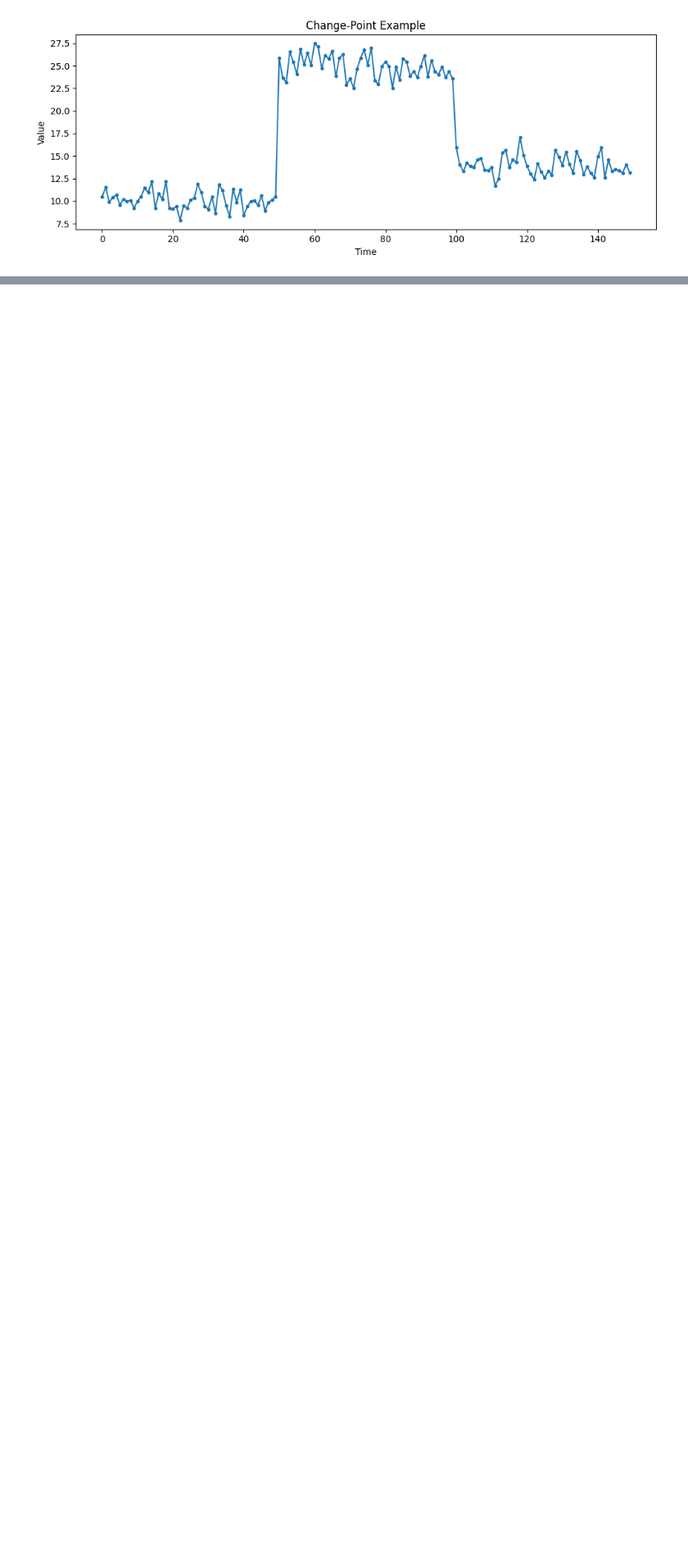
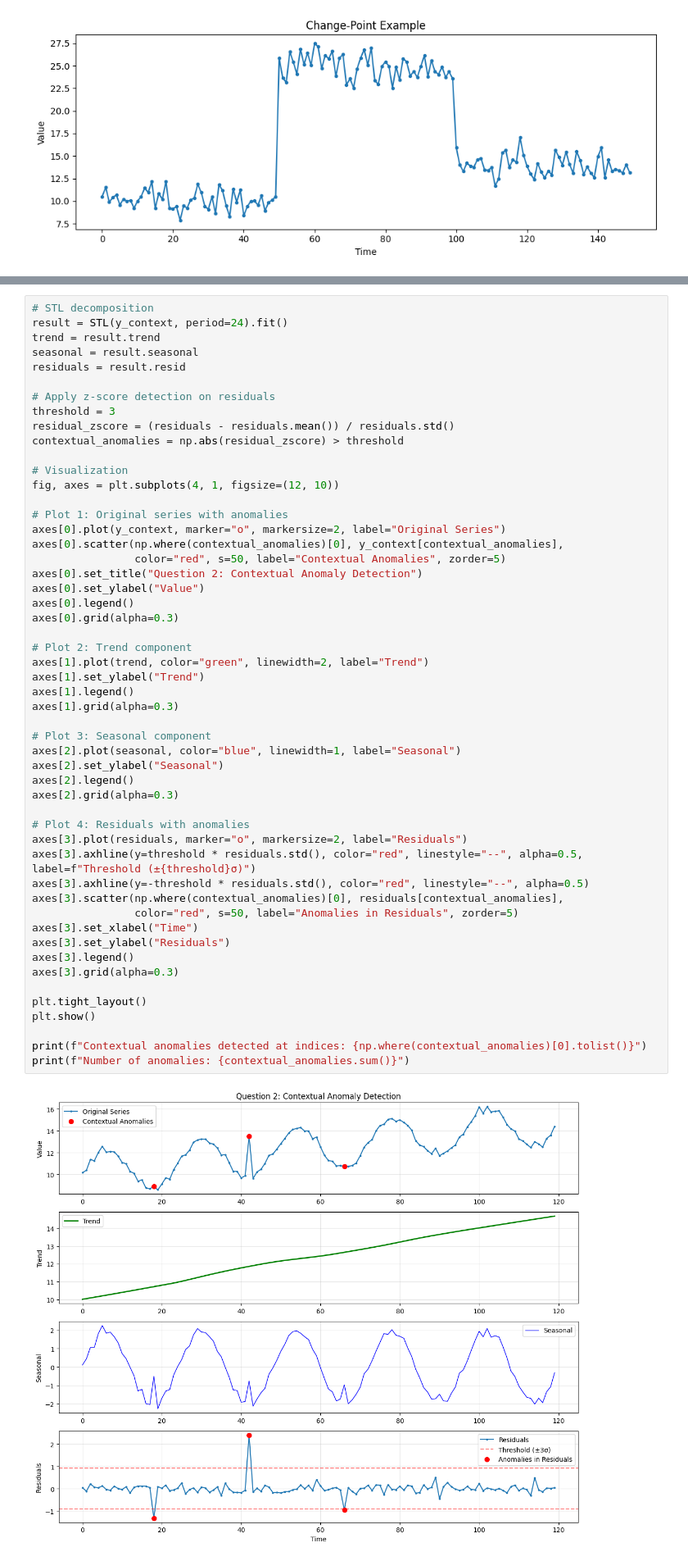
Before and after one commit to yoav-ayalon/course-Time-Series, a Jupyter notebook: HW3/unsupervised_time_series_homework.ipynb, the cells around one changed output, grey strips where cells are left out. Shown at 82% size. Saved outputs shown, nothing was run; the diff lists cells and outputs as text; blank space fills up the shorter version.

```diff
--- a/HW3/unsupervised_time_series_homework.ipynb
+++ b/HW3/unsupervised_time_series_homework.ipynb
@@ -99,0 +162,54 @@ Generate three groups of time-series, cluster them with KMeans, and evaluate wit
+# %%
+# STL decomposition
+result = STL(y_context, period=24).fit()
+trend = result.trend
+seasonal = result.seasonal
+residuals = result.resid
+
+# Apply z-score detection on residuals
+threshold = 3
+residual_zscore = (residuals - residuals.mean()) / residuals.std()
+contextual_anomalies = np.abs(residual_zscore) > threshold
+
+# Visualization
+fig, axes = plt.subplots(4, 1, figsize=(12, 10))
+
+# Plot 1: Original series with anomalies
+axes[0].plot(y_context, marker="o", markersize=2, label="Original Series")
+axes[0].scatter(np.where(contextual_anomalies)[0], y_context[contextual_anomalies],
+                color="red", s=50, label="Contextual Anomalies", zorder=5)
+axes[0].set_title("Question 2: Contextual Anomaly Detection")
+axes[0].set_ylabel("Value")
+axes[0].legend()
+axes[0].grid(alpha=0.3)
+
+# Plot 2: Trend component
+axes[1].plot(trend, color="green", linewidth=2, label="Trend")
+axes[1].set_ylabel("Trend")
+axes[1].legend()
+axes[1].grid(alpha=0.3)
+
+# Plot 3: Seasonal component
+axes[2].plot(seasonal, color="blue", linewidth=1, label="Seasonal")
+axes[2].set_ylabel("Seasonal")
+axes[2].legend()
+axes[2].grid(alpha=0.3)
+
+# Plot 4: Residuals with anomalies
+axes[3].plot(residuals, marker="o", markersize=2, label="Residuals")
+axes[3].axhline(y=threshold * residuals.std(), color="red", linestyle="--", alpha=0.5, label=f"Threshold (±{threshold}σ)")
+axes[3].axhline(y=-threshold * residuals.std(), color="red", linestyle="--", alpha=0.5)
+axes[3].scatter(np.where(contextual_anomalies)[0], residuals[contextual_anomalies],
+                color="red", s=50, label="Anomalies in Residuals", zorder=5)
+axes[3].set_xlabel("Time")
+axes[3].set_ylabel("Residuals")
+axes[3].legend()
+axes[3].grid(alpha=0.3)
+
+plt.tight_layout()
+plt.show()
+
+print(f"Contextual anomalies detected at indices: {np.where(contextual_anomalies)[0].tolist()}")
+print(f"Number of anomalies: {contextual_anomalies.sum()}")
+# %% [output]
+[figure, added]
```
Also changed, not shown: parts of 19 cells of this notebook, 3 other files.
